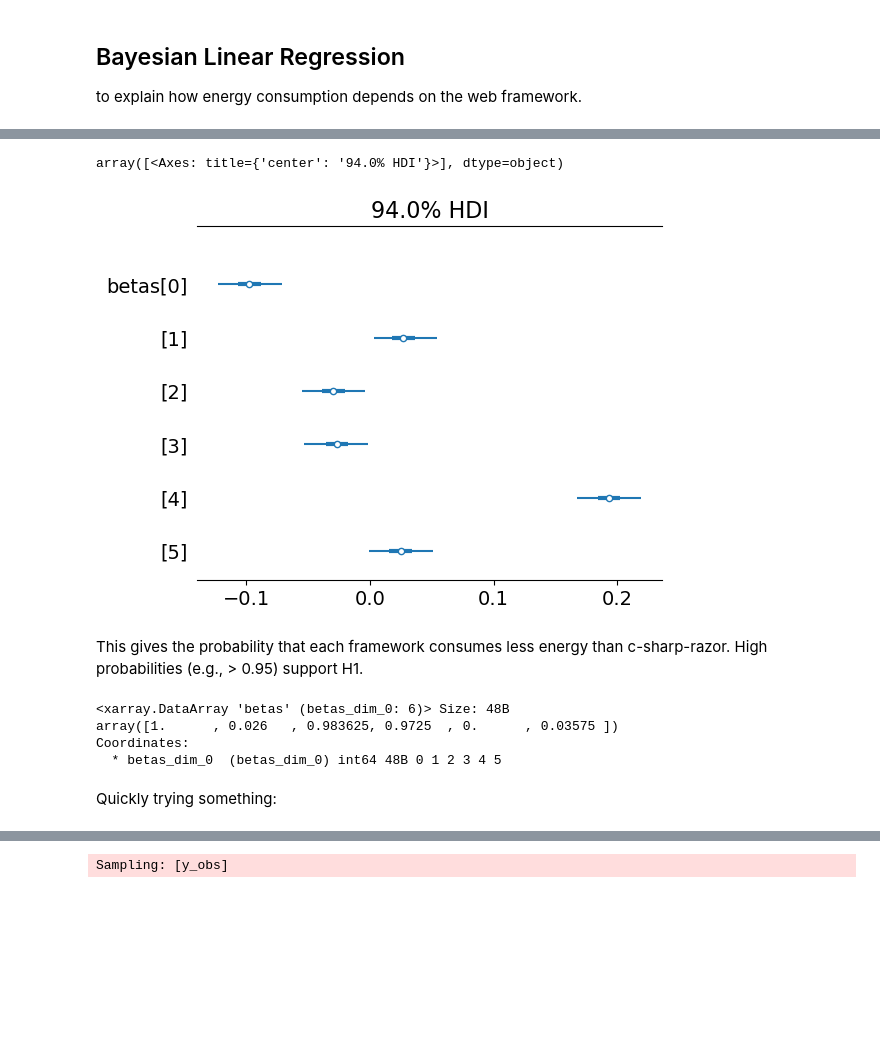
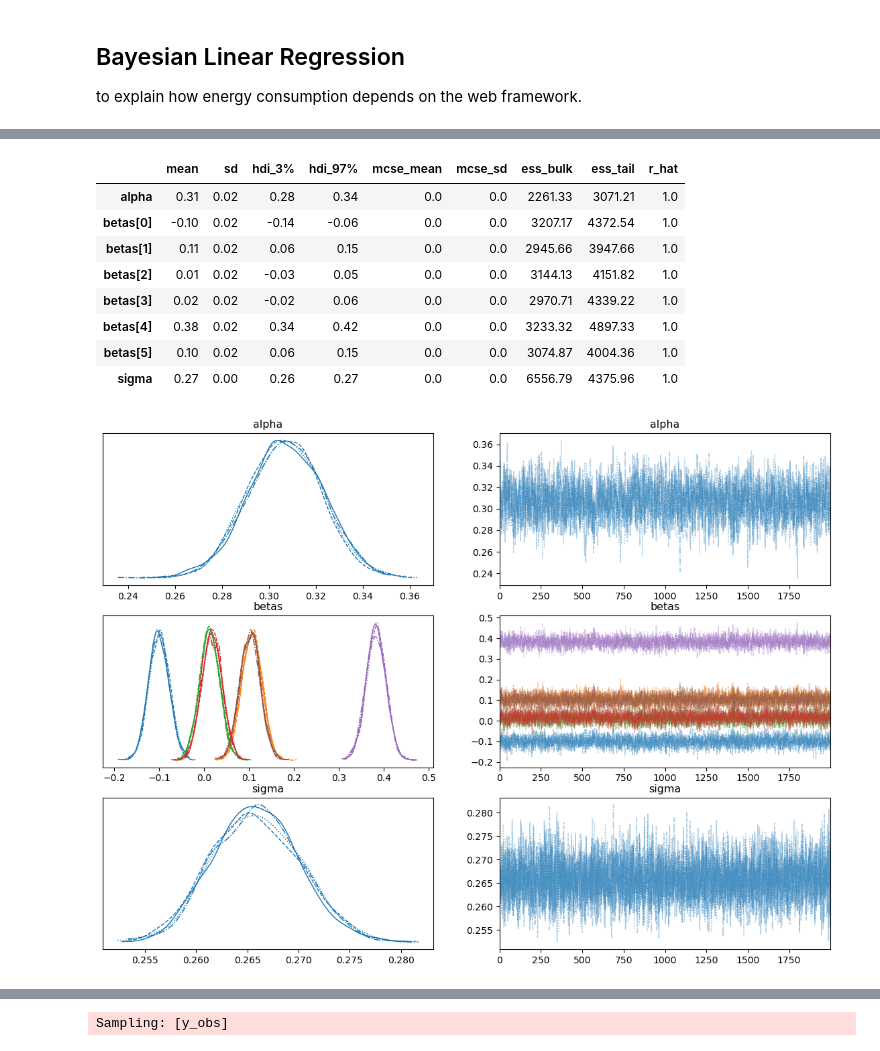
Before and after one commit to sanderengel/prpro_exam_2025, a Jupyter notebook: main-question.ipynb, the cells around one changed output, grey strips where cells are left out. Saved outputs shown, nothing was run; the diff lists cells and outputs as text; code cells hidden in the pictures; blank space fills up the shorter version.

```diff
--- a/main-question.ipynb
+++ b/main-question.ipynb
@@ -281,20 +279,17 @@ az.summary(trace_h1, round_to=2)
-# %%
-az.plot_forest(trace_h1, var_names=["betas"], combined=True)
-
-### HDI: Highest Density Interval
-# %% [output]
-array([<Axes: title={'center': '94.0% HDI'}>], dtype=object)
-[figure, removed]
-# %% [markdown]
-This gives the probability that each framework consumes less energy than c-sharp-razor. High probabilities (e.g., > 0.95) support H1.
-# %%
-posterior = trace_h1.posterior
-prob_csharp_more = (posterior['betas'] < 0).mean(dim=("chain", "draw"))
-print(prob_csharp_more)
-# %% [output]
-<xarray.DataArray 'betas' (betas_dim_0: 6)> Size: 48B
-array([1.      , 0.026   , 0.983625, 0.9725  , 0.      , 0.03575 ])
-Coordinates:
-  * betas_dim_0  (betas_dim_0) int64 48B 0 1 2 3 4 5
-# %% [markdown]
-Quickly trying something:
+# %%
+### Plot showing the posterior distributions of the parameters ???
+
+az.plot_trace(trace_h1, var_names=["alpha", "betas", "sigma"],
+              figsize=(14, 10), combined=False)
+az.summary(trace_h1, round_to=2)
+# %% [output]
+|  | mean | sd | hdi_3% | hdi_97% | mcse_mean | mcse_sd | ess_bulk | ess_tail | r_hat |
+| alpha | 0.31 | 0.02 | 0.28 | 0.34 | 0.0 | 0.0 | 2261.33 | 3071.21 | 1.0 |
+| betas[0] | -0.10 | 0.02 | -0.14 | -0.06 | 0.0 | 0.0 | 3207.17 | 4372.54 | 1.0 |
+| betas[1] | 0.11 | 0.02 | 0.06 | 0.15 | 0.0 | 0.0 | 2945.66 | 3947.66 | 1.0 |
+| betas[2] | 0.01 | 0.02 | -0.03 | 0.05 | 0.0 | 0.0 | 3144.13 | 4151.82 | 1.0 |
+| betas[3] | 0.02 | 0.02 | -0.02 | 0.06 | 0.0 | 0.0 | 2970.71 | 4339.22 | 1.0 |
+| betas[4] | 0.38 | 0.02 | 0.34 | 0.42 | 0.0 | 0.0 | 3233.32 | 4897.33 | 1.0 |
+| betas[5] | 0.10 | 0.02 | 0.06 | 0.15 | 0.0 | 0.0 | 3074.87 | 4004.36 | 1.0 |
+| sigma | 0.27 | 0.00 | 0.26 | 0.27 | 0.0 | 0.0 | 6556.79 | 4375.96 | 1.0 |
+[figure, added]
```
Also changed, not shown: parts of 31 cells of this notebook.
